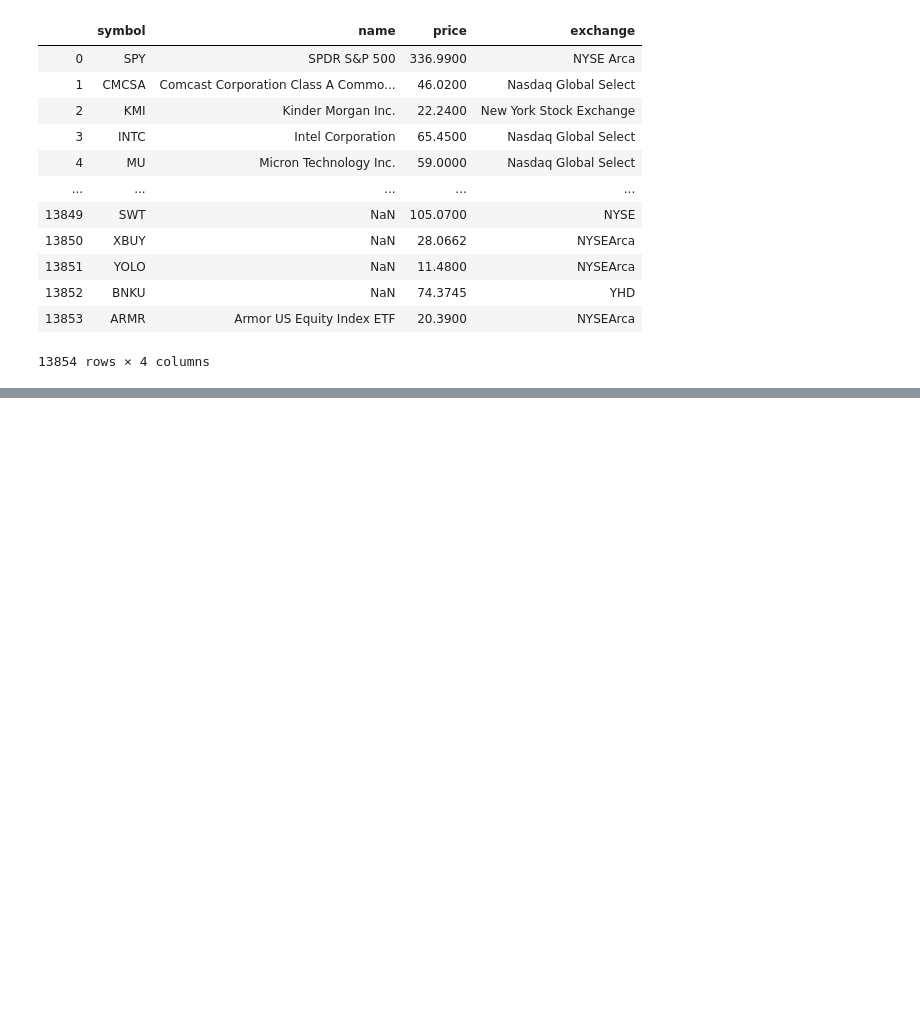
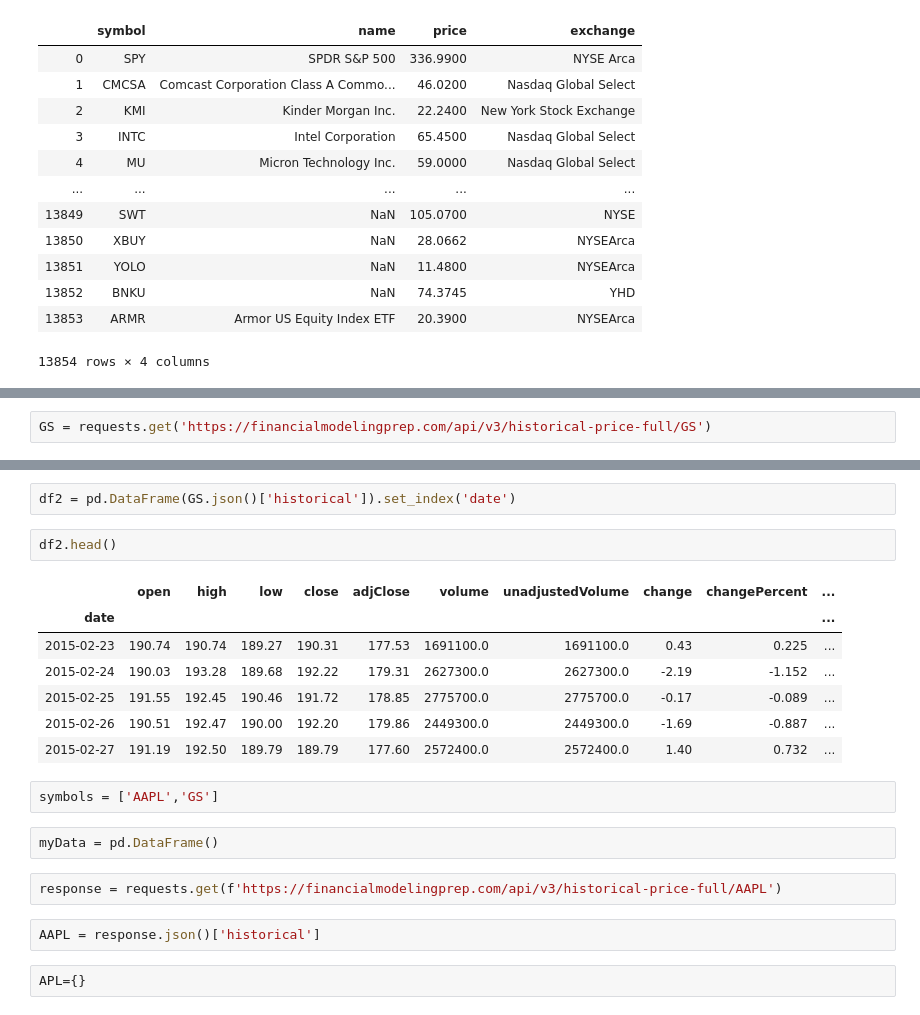
Before and after one commit to ajmal017/Stock-2, a Jupyter notebook: Untitled.ipynb, the cells around one changed output, grey strips where cells are left out. Saved outputs shown, nothing was run; the diff lists cells and outputs as text; blank space fills up the shorter version.

```diff
--- a/Untitled.ipynb
+++ b/Untitled.ipynb
@@ -163,0 +75,2 @@ pd.DataFrame(data).tail(1).to_dict(orient='records')[0]
+# %%
+GS = requests.get('https://financialmodelingprep.com/api/v3/historical-price-full/GS')
@@ -163,0 +89,22 @@ pd.DataFrame(data).tail(1).to_dict(orient='records')[0]
+# %%
+df2 = pd.DataFrame(GS.json()['historical']).set_index('date')
+# %%
+df2.head()
+# %% [output]
+|  | open | high | low | close | adjClose | volume | unadjustedVolume | change | changePercent | ... |
+| date |  |  |  |  |  |  |  |  |  | ... |
+| 2015-02-23 | 190.74 | 190.74 | 189.27 | 190.31 | 177.53 | 1691100.0 | 1691100.0 | 0.43 | 0.225 | ... |
+| 2015-02-24 | 190.03 | 193.28 | 189.68 | 192.22 | 179.31 | 2627300.0 | 2627300.0 | -2.19 | -1.152 | ... |
+| 2015-02-25 | 191.55 | 192.45 | 190.46 | 191.72 | 178.85 | 2775700.0 | 2775700.0 | -0.17 | -0.089 | ... |
+| 2015-02-26 | 190.51 | 192.47 | 190.00 | 192.20 | 179.86 | 2449300.0 | 2449300.0 | -1.69 | -0.887 | ... |
+| 2015-02-27 | 191.19 | 192.50 | 189.79 | 189.79 | 177.60 | 2572400.0 | 2572400.0 | 1.40 | 0.732 | ... |
+# %%
+symbols = ['AAPL','GS']
+# %%
+myData = pd.DataFrame()
+# %%
+response = requests.get(f'https://financialmodelingprep.com/api/v3/historical-price-full/AAPL')
+# %%
+AAPL = response.json()['historical']
+# %%
+APL={}
```
Also changed, not shown: parts of 22 cells of this notebook, 6 other files.
